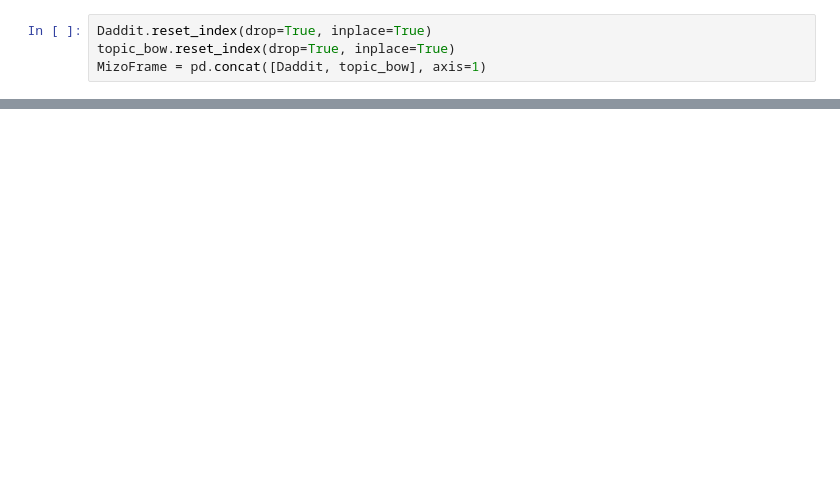
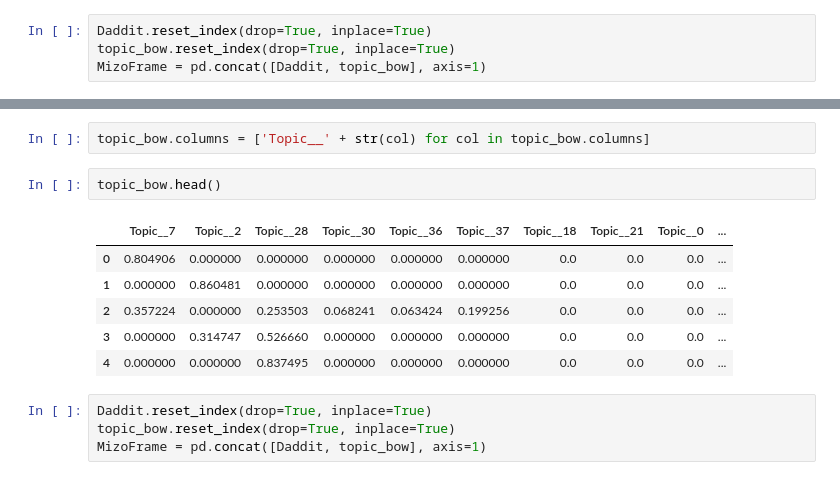
Before and after one commit to tawfiqam/Parenting_Throwaway_CSCW_2019, a Jupyter notebook: Daddit_LDA.ipynb, the cells around one changed output, grey strips where cells are left out. Saved outputs shown, nothing was run; the diff lists cells and outputs as text; blank space fills up the shorter version.

```diff
--- a/Daddit_LDA.ipynb
+++ b/Daddit_LDA.ipynb
@@ -497,0 +464,15 @@ Domestic.to_csv('VA_Domestic_Complete.txt',header=None, index=None, sep=' ', mod
+# %%
+topic_bow.columns = ['Topic__' + str(col) for col in topic_bow.columns]
+# %%
+topic_bow.head()
+# %% [output]
+|  | Topic__7 | Topic__2 | Topic__28 | Topic__30 | Topic__36 | Topic__37 | Topic__18 | Topic__21 | Topic__0 | ... |
+| 0 | 0.804906 | 0.000000 | 0.000000 | 0.000000 | 0.000000 | 0.000000 | 0.0 | 0.0 | 0.0 | ... |
+| 1 | 0.000000 | 0.860481 | 0.000000 | 0.000000 | 0.000000 | 0.000000 | 0.0 | 0.0 | 0.0 | ... |
+| 2 | 0.357224 | 0.000000 | 0.253503 | 0.068241 | 0.063424 | 0.199256 | 0.0 | 0.0 | 0.0 | ... |
+| 3 | 0.000000 | 0.314747 | 0.526660 | 0.000000 | 0.000000 | 0.000000 | 0.0 | 0.0 | 0.0 | ... |
+| 4 | 0.000000 | 0.000000 | 0.837495 | 0.000000 | 0.000000 | 0.000000 | 0.0 | 0.0 | 0.0 | ... |
+# %%
+Daddit.reset_index(drop=True, inplace=True)
+topic_bow.reset_index(drop=True, inplace=True)
+MizoFrame = pd.concat([Daddit, topic_bow], axis=1)
```
Also changed, not shown: parts of 27 cells of this notebook, 5 other files.
